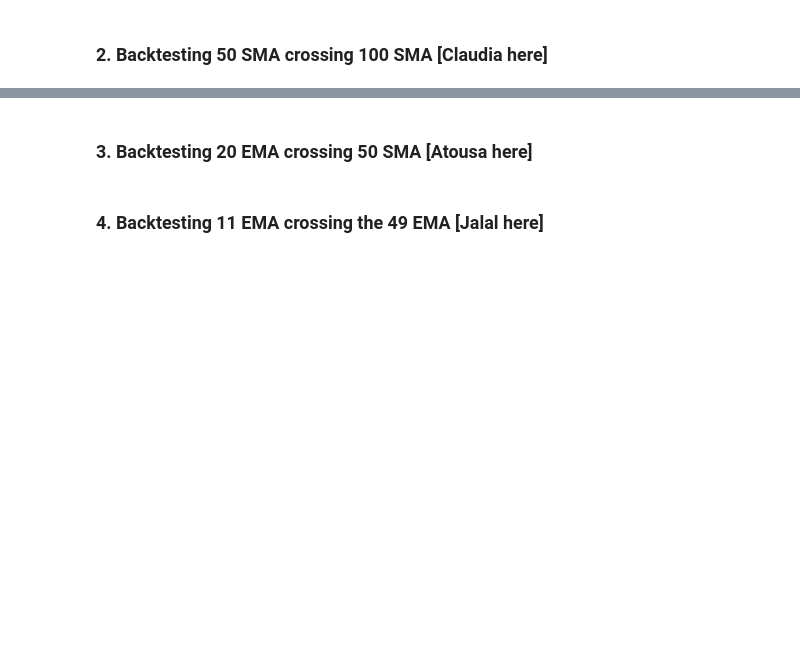
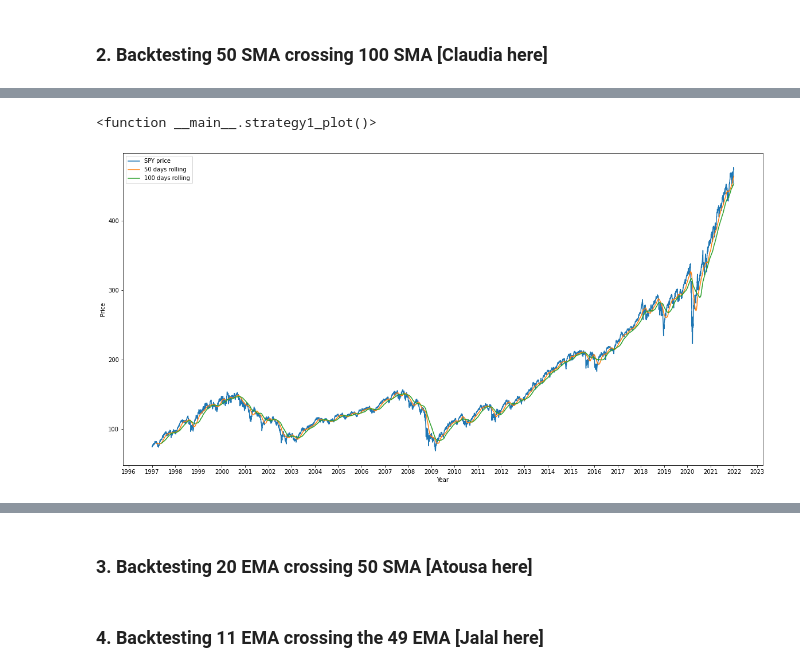
Before and after one commit to brilliantlyc/Backtesting_MA_Crossover_Strategies, a Jupyter notebook: project_1_hanna_v2.ipynb, the cells around one changed output, grey strips where cells are left out. Drawn from its saved outputs; the diff is of its cells as text; code cells hidden in the pictures; blank space fills up the shorter version.

```diff
--- a/project_1_hanna_v2.ipynb
+++ b/project_1_hanna_v2.ipynb
@@ -438,0 +461,8 @@ slow_ma_2 = 100
+# %%
+strategy2 = price[["Close"]]
+# %%
+strategy2['Fast_MA'] = strategy2['Close'].rolling(window = fast_ma_2).mean()
+strategy2['Slow_MA'] = strategy2['Close'].rolling(window = slow_ma_2).mean()
+
+# Observe the values
+strategy2
@@ -439,2 +484,21 @@ slow_ma_2 = 100
+# %%
+# Plot a graph
+
+# Create a function that can be used to plot any of the graphs based on the strategy
+def strategy_plot (strategy, price_label, short_label, long_label):
+    fig, ax = plt.subplots(figsize=(20, 10))
+    ax.plot(strategy.Close.index, strategy.Close, label=price_label)
+    ax.plot(strategy.Fast_MA.index, strategy.Fast_MA, label=short_label)
+    ax.plot(strategy.Slow_MA.index, strategy.Slow_MA, label=long_label)
+    ax.set(xlabel = "Year",
+    ylabel = "Price")
+    ax.xaxis.set_major_formatter(mdates.DateFormatter('%Y'))
+    ax.xaxis.set_major_locator(mdates.YearLocator(1))
+    ax.legend()
+    return strategy1_plot
+strategy_plot(strategy2, 'SPY price', '50 days rolling', '100 days rolling')
+# %% [output]
+<function __main__.strategy1_plot()>
+[figure, added]
 # %%
 # Define entries for long position
```
Also changed, not shown: parts of 26 cells of this notebook.
